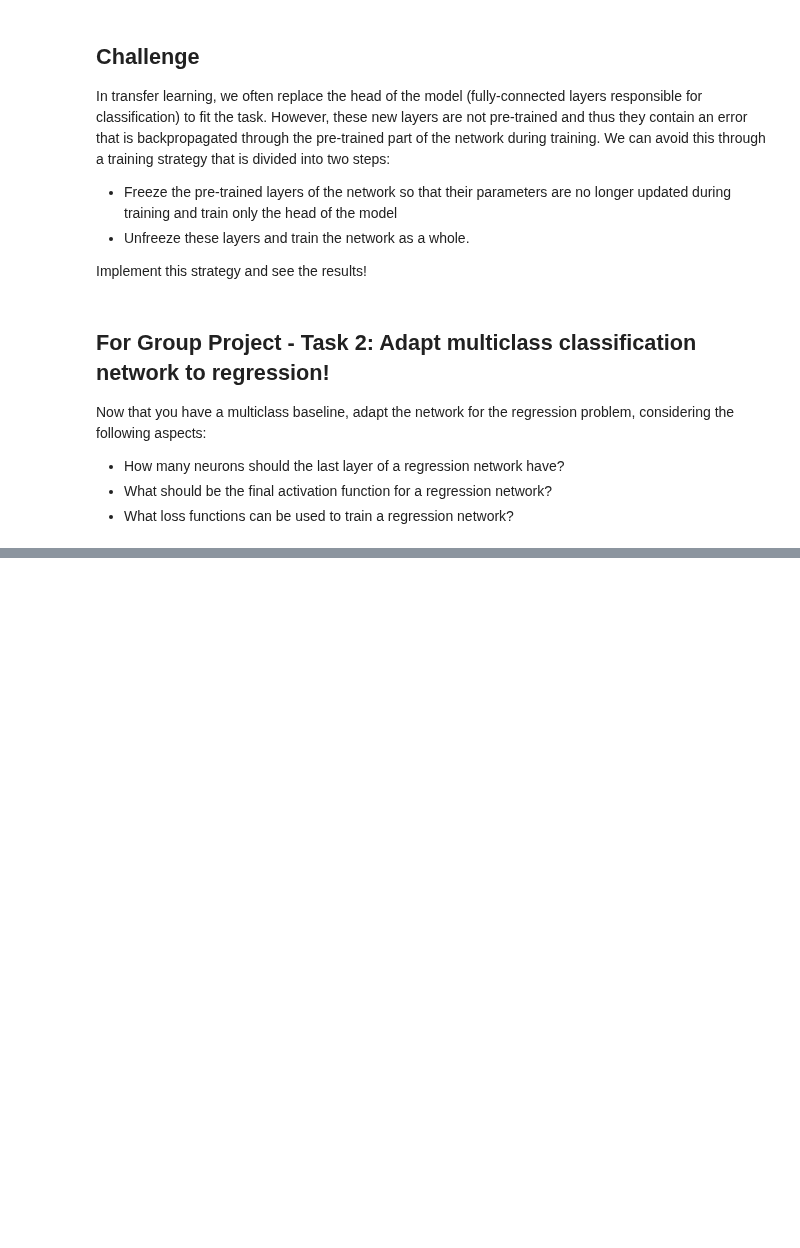
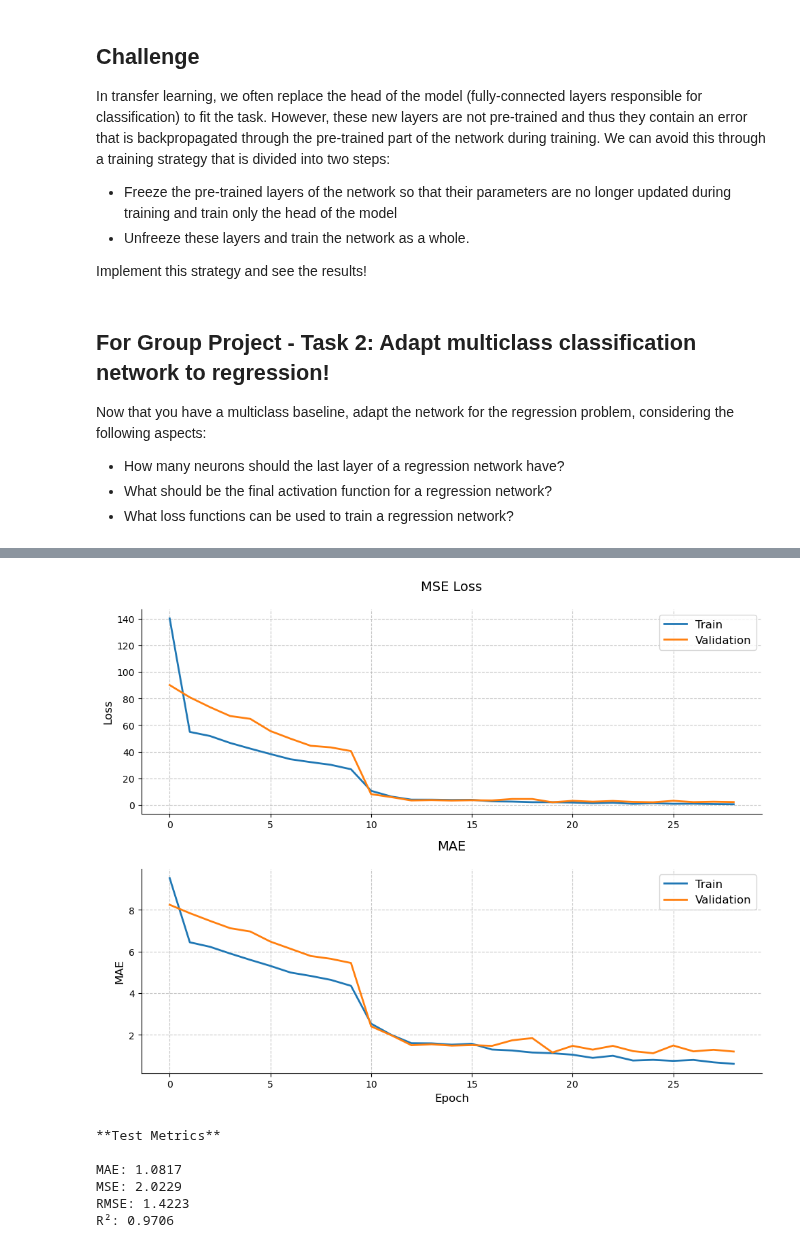
Before and after one commit to wesdpre/-Detect_the_chess_board_and_chess_pieces, a Jupyter notebook: task2_num_pieces.ipynb, the cells around one changed output, grey strips where cells are left out. Drawn from its saved outputs; the diff is of its cells as text; code cells hidden in the pictures; blank space fills up the shorter version.

Commit message:
Regression Model Training and Evaluation

```diff
--- a/task2_num_pieces.ipynb
+++ b/task2_num_pieces.ipynb
@@ -496,6 +841,49 @@ val_history_r = val_history_r_phase1.extend(val_history_r_phase2)
+# %%
+# Merge training and val loss, mae from both phases
+train_history_r = {
+    'loss': train_history_r_phase1['loss'] + train_history_r_phase2['loss'],
+    'mae': train_history_r_phase1['mae'] + train_history_r_phase2['mae']
+}
+val_history_r ={
+    'loss': val_history_r_phase1['loss'] + val_history_r_phase2['loss'],
+    'mae': val_history_r_phase1['mae'] + val_history_r_phase2['mae']
+}
+# %%
+def plotTrainingHistoryReg(train_history, val_history):
+    plt.figure(figsize=(10, 8))
+
+    # MSE Loss plot
+    plt.subplot(2, 1, 1)
+    plt.plot(train_history['loss'], label='Train', linewidth=2)
+    plt.plot(val_history['loss'], label='Validation', linewidth=2)
+    plt.title('MSE Loss', fontsize=14, pad=20)
+    plt.ylabel('Loss', fontsize=12)
+    plt.grid(True, linestyle='--', alpha=0.7)
+    plt.legend(fontsize=12)
+    ax = plt.gca()
+    ax.spines['top'].set_visible(False)
+    ax.spines['right'].set_visible(False)
+
+    # MAE plot
+    plt.subplot(2, 1, 2)
+    plt.plot(train_history['mae'], label='Train', linewidth=2)
+    plt.plot(val_history['mae'], label='Validation', linewidth=2)
+    plt.title('MAE', fontsize=14, pad=20)
+    plt.ylabel('MAE', fontsize=12)
+    plt.xlabel('Epoch', fontsize=12)
+    plt.grid(True, linestyle='--', alpha=0.7)
+    plt.legend(fontsize=12)
+    ax = plt.gca()
+    ax.spines['top'].set_visible(False)
+    ax.spines['right'].set_visible(False)
+
+    plt.tight_layout()
+    plt.show()
 # %%
 # Plot training and validation process
-plotTrainingHistory(train_history_r, val_history_r)
+plotTrainingHistoryReg(train_history_r, val_history_r)
+# %% [output]
+[figure, added]
 # %%
 # Test Evaluation
 def test_regressor(model, test_dataloader, device):
@@ -519,15 +907,24 @@ predictions, true_values = evaluate_on_test_set(model1, test_dataloader, device)
 # %%
 from sklearn.metrics import mean_absolute_error, mean_squared_error, r2_score
 
-mae = mean_absolute_error(true_values, predictions)
-mse = mean_squared_error(true_values, predictions)
+rounded_predictions = np.round(predictions) # rounded predcitons because number of pieces -> integers
+
+mae = mean_absolute_error(true_values, rounded_predictions)
+mse = mean_squared_error(true_values, rounded_predictions)
 rmse = np.sqrt(mse)
-r2 = r2_score(true_values, predictions)
+r2 = r2_score(true_values, rounded_predictions)
 
-print(f"\nTest Metrics:")
+print(f"\n**Test Metrics**\n")
 print(f"MAE: {mae:.4f}")
 print(f"MSE: {mse:.4f}")
 print(f"RMSE: {rmse:.4f}")
 print(f"R²: {r2:.4f}")
+# %% [output]
+**Test Metrics**
+
+MAE: 1.0817
+MSE: 2.0229
+RMSE: 1.4223
+R²: 0.9706
 # %%
 import matplotlib.pyplot as plt
```
Also changed, not shown: parts of 26 cells of this notebook.
